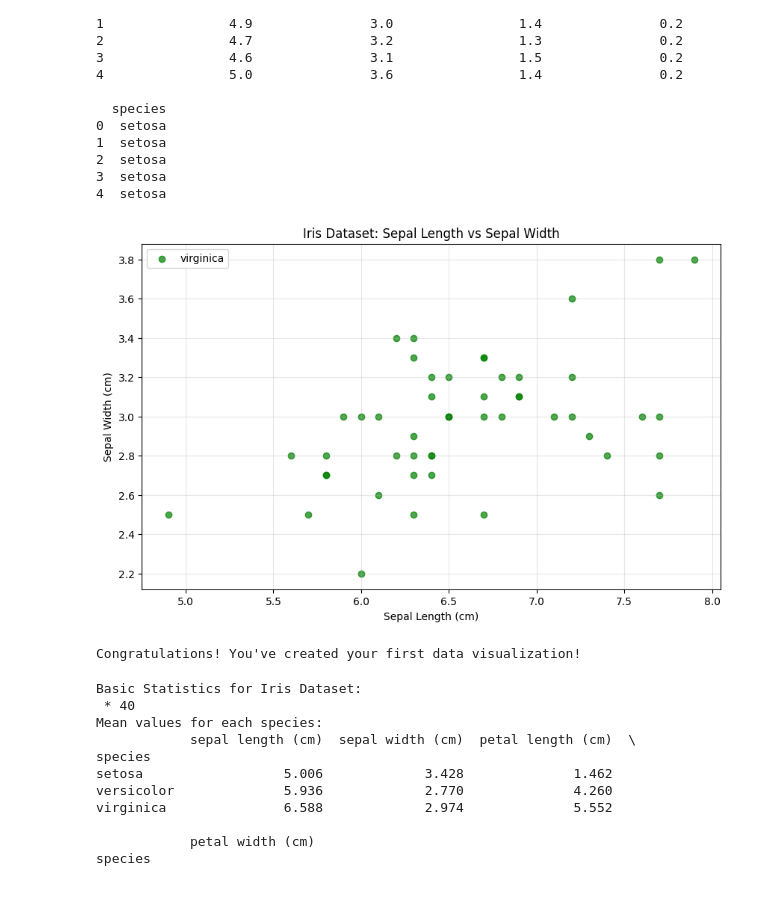
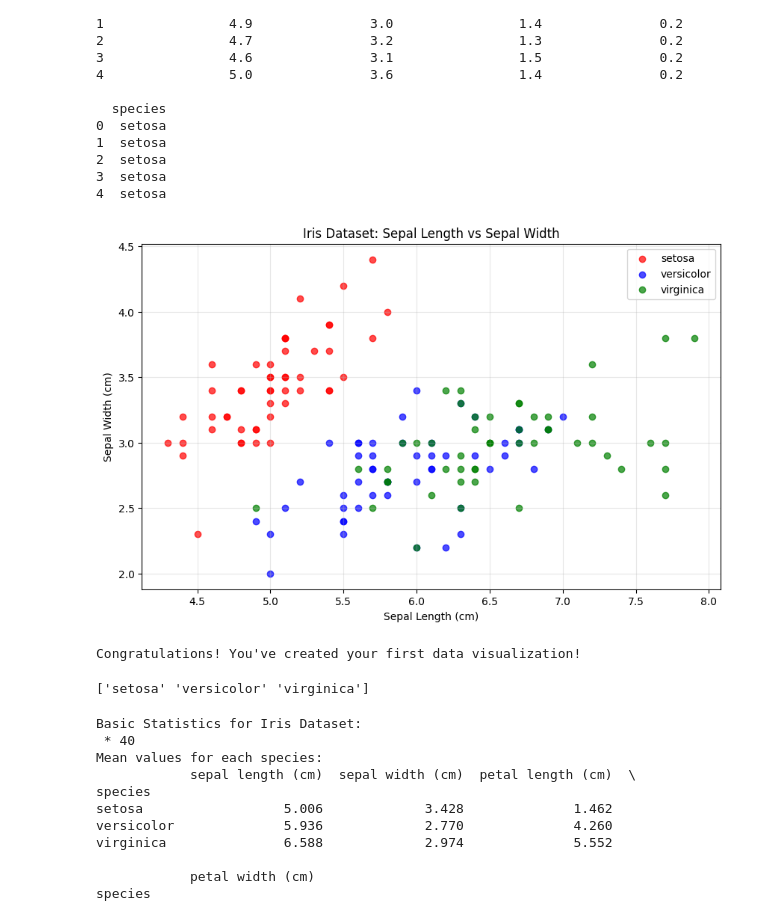
Before and after one commit to dee1empire/-ITAI-1371-ML-Labs-, a Jupyter notebook: itai_1371_mod2.ipynb, the cells around one changed output. Cells and saved outputs as stored; diff of their text form; code cells hidden in the pictures.

```diff
--- a/itai_1371_mod2.ipynb
+++ b/itai_1371_mod2.ipynb
@@ -47,23 +47,27 @@ First five rows of our dataset:
 4  setosa
 # %%
 plt.figure(figsize=(10, 6))
-"species_colors = {'setosa': 'red', 'versicolor': 'blue', 'virginica': 'green'}"
+species_colors = {'setosa': 'red', 'versicolor': 'blue', 'virginica': 'green'}
 
 for species in df['species'].unique():
     species_data = df[df['species'] == species]
-plt.scatter(species_data['sepal length (cm)'], species_data['sepal width (cm)'], c=species_colors[species], label=species, alpha=0.7)
+    plt.scatter(species_data['sepal length (cm)'], species_data['sepal width (cm)'], c=species_colors[species], label=species, alpha=0.7)
 
 plt.xlabel('Sepal Length (cm)')
 plt.ylabel('Sepal Width (cm)')
 plt.title('Iris Dataset: Sepal Length vs Sepal Width')
 plt.legend()
 plt.grid(True, alpha=0.3)
 plt.show()
 
 print("Congratulations! You've created your first data visualization!")
 # %% [output]
-[figure, old version]
+[figure, new version]
 Congratulations! You've created your first data visualization!
+# %%
+print(df['species'].unique())
+# %% [output]
+['setosa' 'versicolor' 'virginica']
 # %%
 #Basic statistical analysis
 
```
Also changed, not shown: parts of 5 cells of this notebook.
